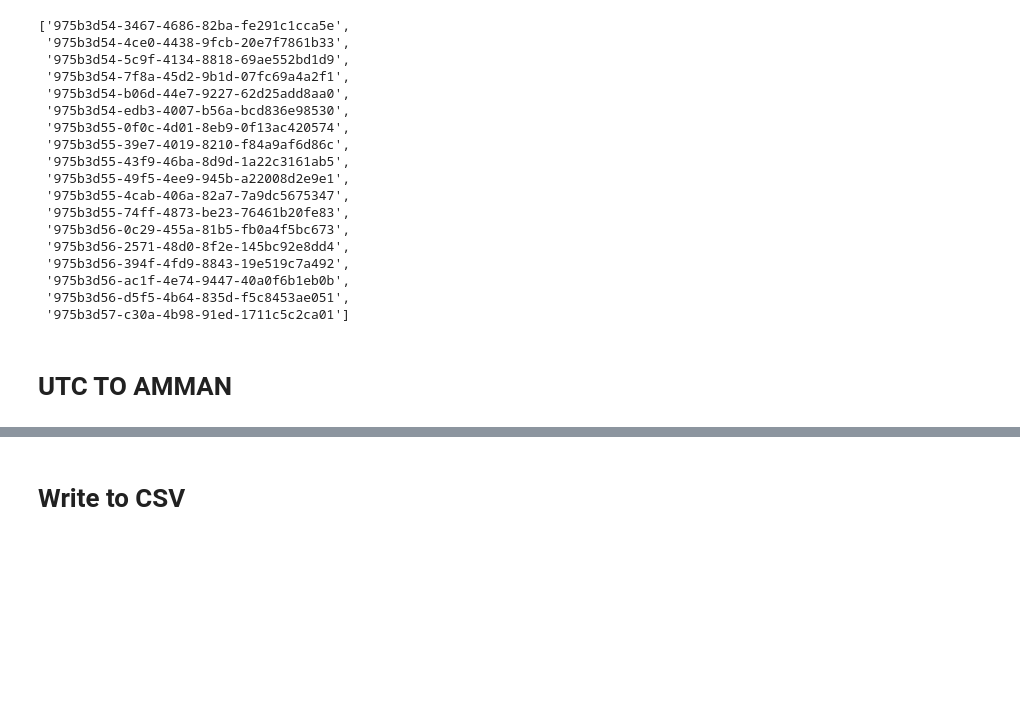
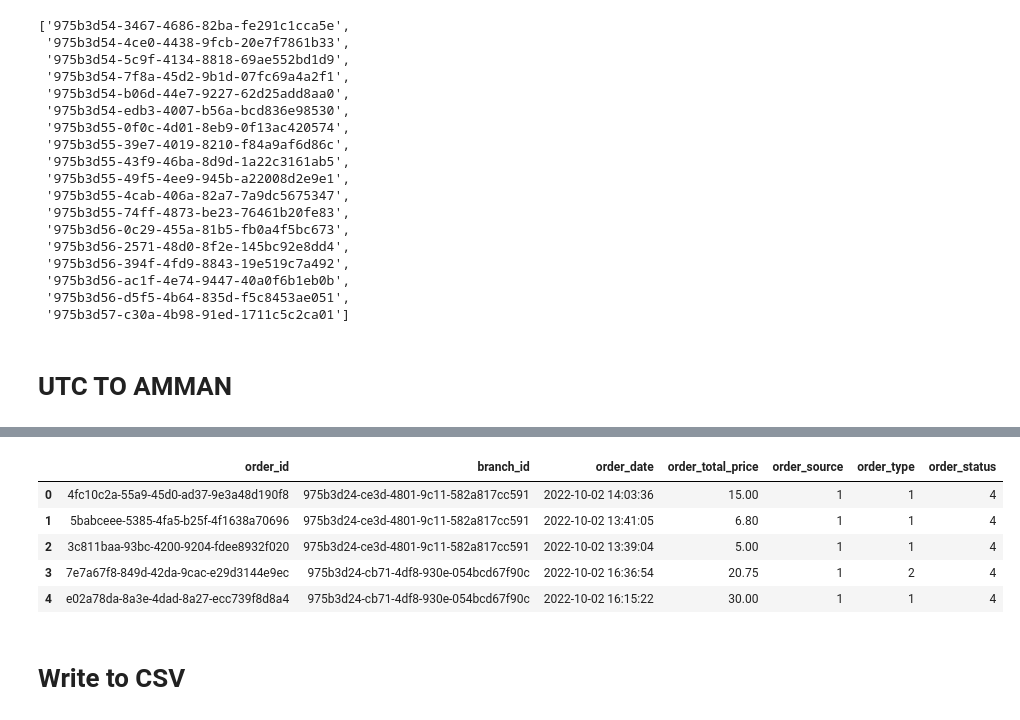
Before and after one commit to OmarHory/POS_CHATBOT_TEXT_TO_SQL, a Jupyter notebook: data_notebooks/orders/prepare_data.ipynb, the cells around one changed output, grey strips where cells are left out. Saved outputs shown, nothing was run; the diff lists cells and outputs as text; code cells hidden in the pictures; blank space fills up the shorter version.

```diff
--- a/data_notebooks/orders/prepare_data.ipynb
+++ b/data_notebooks/orders/prepare_data.ipynb
@@ -463,14 +472,28 @@ df_products = df_products[~df_products.category_id.isin(cats_to_be_deleted.id.va
 # %%
-import pytz
-
+# import pytz
+from datetime import timedelta
 
 orders_details['order_date'] = pd.to_datetime(orders_details['order_date'])
-orders_details['order_date'] = orders_details['order_date'].dt.tz_localize('UTC')
-orders_details['order_date'] = orders_details['order_date'].dt.tz_convert(pytz.timezone('Asia/Amman'))
+# orders_details['order_date'] = orders_details['order_date'].dt.tz_localize('UTC')
+# orders_details['order_date'] = orders_details['order_date'].dt.tz_convert(pytz.timezone('Asia/Amman'))
 
 orders_header['order_date'] = pd.to_datetime(orders_header['order_date'])
-orders_header['order_date'] = orders_header['order_date'].dt.tz_localize('UTC')
-orders_header['order_date'] = orders_header['order_date'].dt.tz_convert(pytz.timezone('Asia/Amman'))
+# orders_header['order_date'] = orders_header['order_date'].dt.tz_localize('UTC')
+# orders_header['order_date'] = orders_header['order_date'].dt.tz_convert(pytz.timezone('Asia/Amman'))
+
+time_difference = timedelta(hours=3)
+
+orders_header['order_date'] += time_difference
+orders_details['order_date'] += time_difference
+# %%
+orders_header.head()
+# %% [output]
+|  | order_id | branch_id | order_date | order_total_price | order_source | order_type | order_status |
+| 0 | 4fc10c2a-55a9-45d0-ad37-9e3a48d190f8 | 975b3d24-ce3d-4801-9c11-582a817cc591 | 2022-10-02 14:03:36 | 15.00 | 1 | 1 | 4 |
+| 1 | 5babceee-5385-4fa5-b25f-4f1638a70696 | 975b3d24-ce3d-4801-9c11-582a817cc591 | 2022-10-02 13:41:05 | 6.80 | 1 | 1 | 4 |
+| 2 | 3c811baa-93bc-4200-9204-fdee8932f020 | 975b3d24-ce3d-4801-9c11-582a817cc591 | 2022-10-02 13:39:04 | 5.00 | 1 | 1 | 4 |
+| 3 | 7e7a67f8-849d-42da-9cac-e29d3144e9ec | 975b3d24-cb71-4df8-930e-054bcd67f90c | 2022-10-02 16:36:54 | 20.75 | 1 | 2 | 4 |
+| 4 | e02a78da-8a3e-4dad-8a27-ecc739f8d8a4 | 975b3d24-cb71-4df8-930e-054bcd67f90c | 2022-10-02 16:15:22 | 30.00 | 1 | 1 | 4 |
 # %% [markdown]
 # Write to CSV
 # %%
```
Also changed, not shown: parts of 2 cells of this notebook, 2 other files.
